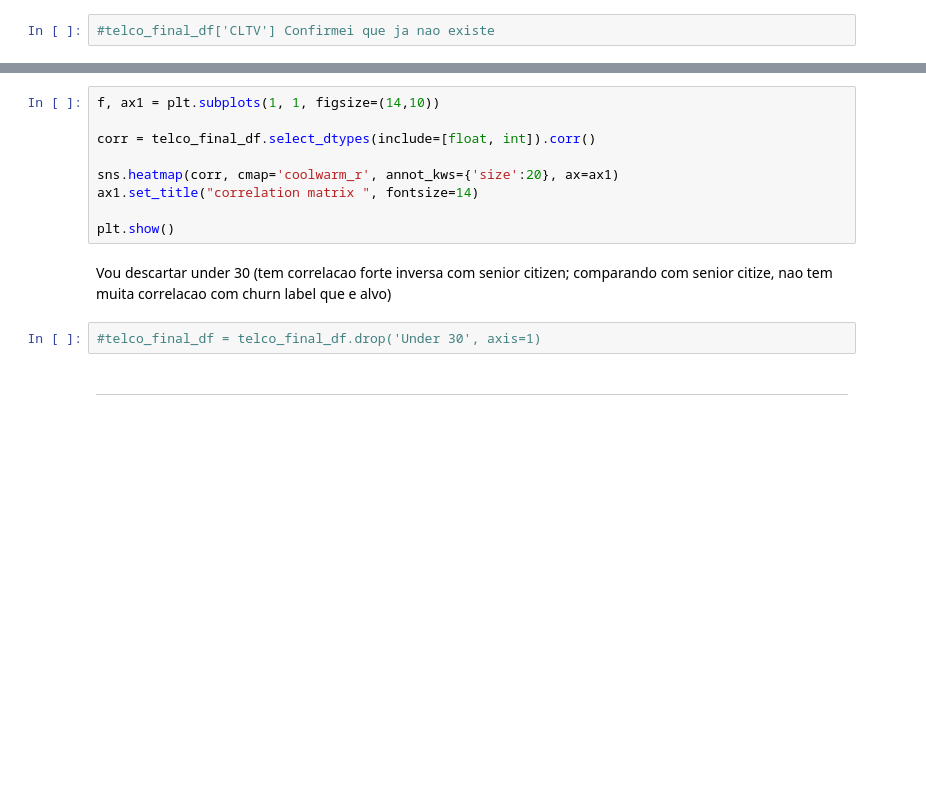
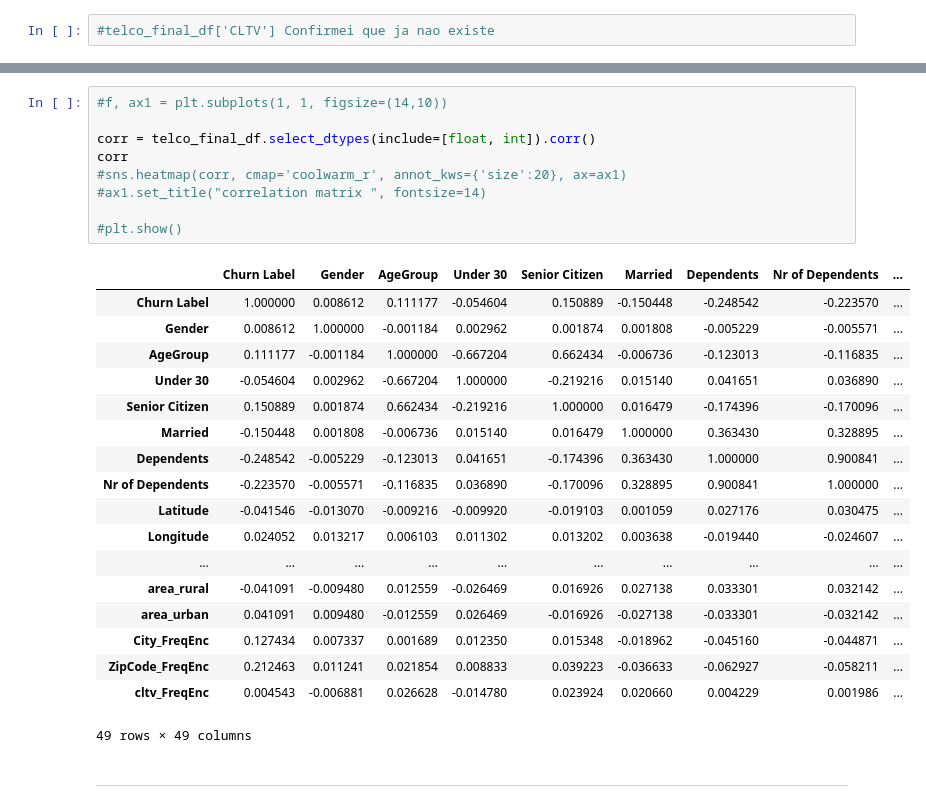
Before and after one commit to HeteRai/telcom_customer_churn_project, a Jupyter notebook: telecomunications-customer-churn.ipynb, the cells around one changed output, grey strips where cells are left out. Saved outputs shown, nothing was run; the diff lists cells and outputs as text; blank space fills up the shorter version.

```diff
--- a/telecomunications-customer-churn.ipynb
+++ b/telecomunications-customer-churn.ipynb
@@ -4569,16 +4625,31 @@ _____
 # %%
-f, ax1 = plt.subplots(1, 1, figsize=(14,10))
+#f, ax1 = plt.subplots(1, 1, figsize=(14,10))
 
 corr = telco_final_df.select_dtypes(include=[float, int]).corr()
+corr
+#sns.heatmap(corr, cmap='coolwarm_r', annot_kws={'size':20}, ax=ax1)
+#ax1.set_title("correlation matrix ", fontsize=14)
 
-sns.heatmap(corr, cmap='coolwarm_r', annot_kws={'size':20}, ax=ax1)
-ax1.set_title("correlation matrix ", fontsize=14)
-
-plt.show()
+#plt.show()
+# %% [output]
+|  | Churn Label | Gender | AgeGroup | Under 30 | Senior Citizen | Married | Dependents | Nr of Dependents | ... |
+| Churn Label | 1.000000 | 0.008612 | 0.111177 | -0.054604 | 0.150889 | -0.150448 | -0.248542 | -0.223570 | ... |
+| Gender | 0.008612 | 1.000000 | -0.001184 | 0.002962 | 0.001874 | 0.001808 | -0.005229 | -0.005571 | ... |
+| AgeGroup | 0.111177 | -0.001184 | 1.000000 | -0.667204 | 0.662434 | -0.006736 | -0.123013 | -0.116835 | ... |
+| Under 30 | -0.054604 | 0.002962 | -0.667204 | 1.000000 | -0.219216 | 0.015140 | 0.041651 | 0.036890 | ... |
+| Senior Citizen | 0.150889 | 0.001874 | 0.662434 | -0.219216 | 1.000000 | 0.016479 | -0.174396 | -0.170096 | ... |
+| Married | -0.150448 | 0.001808 | -0.006736 | 0.015140 | 0.016479 | 1.000000 | 0.363430 | 0.328895 | ... |
+| Dependents | -0.248542 | -0.005229 | -0.123013 | 0.041651 | -0.174396 | 0.363430 | 1.000000 | 0.900841 | ... |
+| Nr of Dependents | -0.223570 | -0.005571 | -0.116835 | 0.036890 | -0.170096 | 0.328895 | 0.900841 | 1.000000 | ... |
+| Latitude | -0.041546 | -0.013070 | -0.009216 | -0.009920 | -0.019103 | 0.001059 | 0.027176 | 0.030475 | ... |
+| Longitude | 0.024052 | 0.013217 | 0.006103 | 0.011302 | 0.013202 | 0.003638 | -0.019440 | -0.024607 | ... |
+| ... | ... | ... | ... | ... | ... | ... | ... | ... | ... |
+| area_rural | -0.041091 | -0.009480 | 0.012559 | -0.026469 | 0.016926 | 0.027138 | 0.033301 | 0.032142 | ... |
+| area_urban | 0.041091 | 0.009480 | -0.012559 | 0.026469 | -0.016926 | -0.027138 | -0.033301 | -0.032142 | ... |
+| City_FreqEnc | 0.127434 | 0.007337 | 0.001689 | 0.012350 | 0.015348 | -0.018962 | -0.045160 | -0.044871 | ... |
+| ZipCode_FreqEnc | 0.212463 | 0.011241 | 0.021854 | 0.008833 | 0.039223 | -0.036633 | -0.062927 | -0.058211 | ... |
+| cltv_FreqEnc | 0.004543 | -0.006881 | 0.026628 | -0.014780 | 0.023924 | 0.020660 | 0.004229 | 0.001986 | ... |
+49 rows × 49 columns
-# %% [markdown]
-Vou descartar under 30 (tem correlacao forte inversa com senior citizen; comparando com senior citize, nao tem muita correlacao com churn label que e alvo)
-# %%
-#telco_final_df = telco_final_df.drop('Under 30', axis=1)
 # %% [markdown]
 __________________
 # %% [markdown]
```
Also changed, not shown: parts of 60 cells of this notebook.
